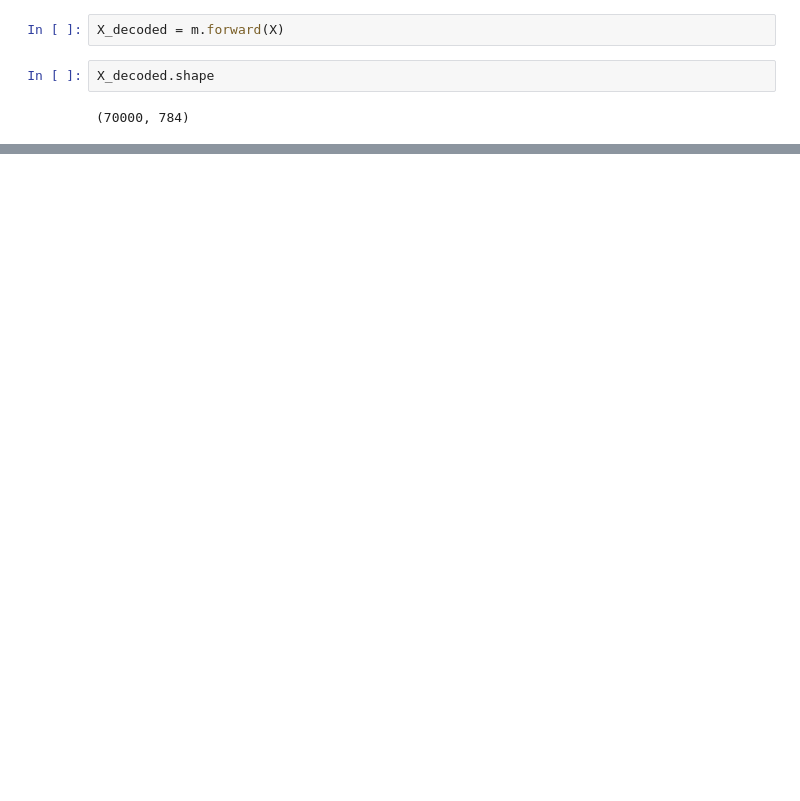
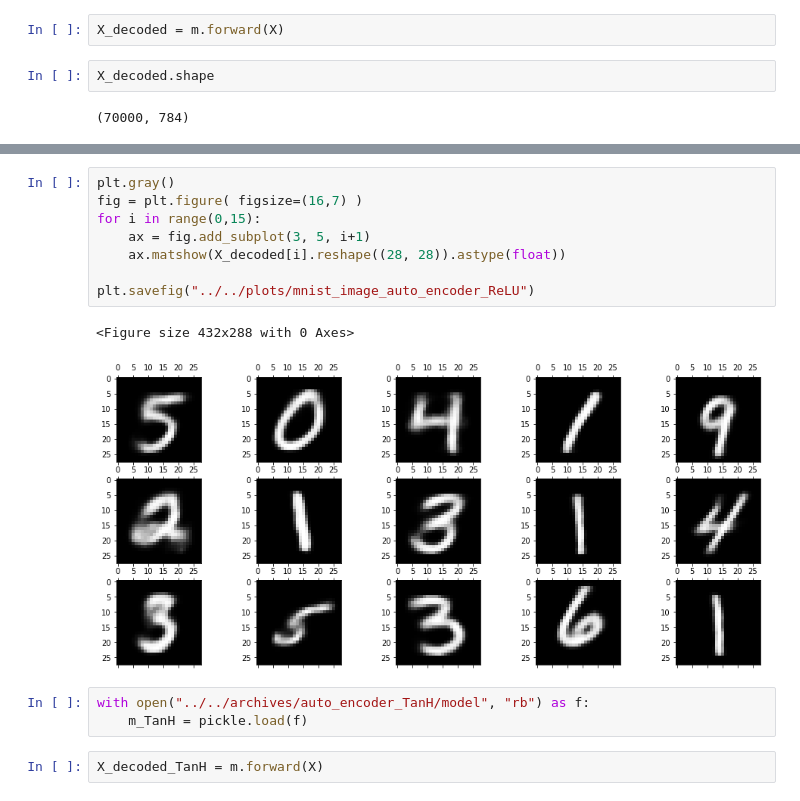
Before and after one commit to khiem2105/FakeTorch, a Jupyter notebook: src/test.ipynb, the cells around one changed output, grey strips where cells are left out. Saved outputs shown, nothing was run; the diff lists cells and outputs as text; blank space fills up the shorter version.

```diff
--- a/src/test.ipynb
+++ b/src/test.ipynb
@@ -235,0 +255,16 @@ plt.imshow(X_decoded[0, :].reshape(28, 28), cmap=plt.get_cmap("gray"))
+# %%
+plt.gray()
+fig = plt.figure( figsize=(16,7) )
+for i in range(0,15):
+    ax = fig.add_subplot(3, 5, i+1)
+    ax.matshow(X_decoded[i].reshape((28, 28)).astype(float))
+
+plt.savefig("../../plots/mnist_image_auto_encoder_ReLU")
+# %% [output]
+<Figure size 432x288 with 0 Axes>
+[figure, added]
+# %%
+with open("../../archives/auto_encoder_TanH/model", "rb") as f:
+    m_TanH = pickle.load(f)
+# %%
+X_decoded_TanH = m.forward(X)
```
Also changed, not shown: parts of 34 cells of this notebook, 49 other files.
